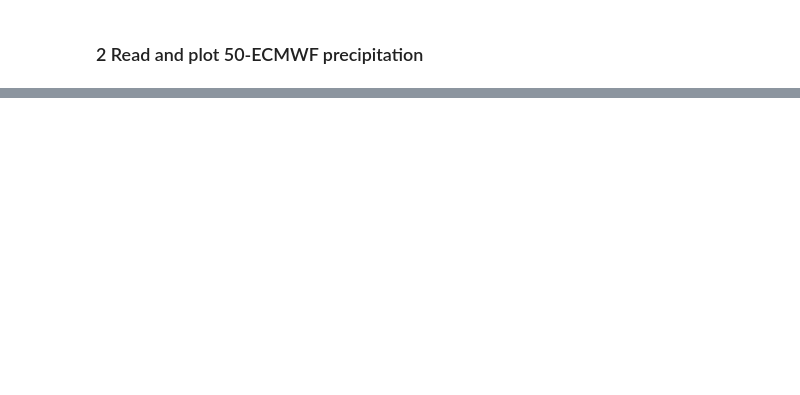
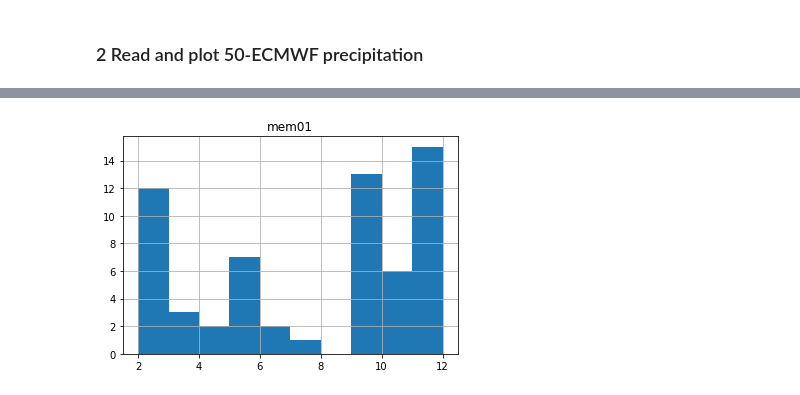
Before and after one commit to ming80302/SOARS, a Jupyter notebook: rd_csv_soar.ipynb, the cells around one changed output, grey strips where cells are left out. Saved outputs shown, nothing was run; the diff lists cells and outputs as text; code cells hidden in the pictures; blank space fills up the shorter version.

```diff
--- a/rd_csv_soar.ipynb
+++ b/rd_csv_soar.ipynb
@@ -70,0 +144,6 @@ df_prism.prec.plot(color='black')
+# %%
+# plot specific member
+data_p = df_ec.iloc[:,3:4]
+data_p.hist();
+# %% [output]
+[figure, added]
```
Also changed, not shown: parts of 11 cells of this notebook.
